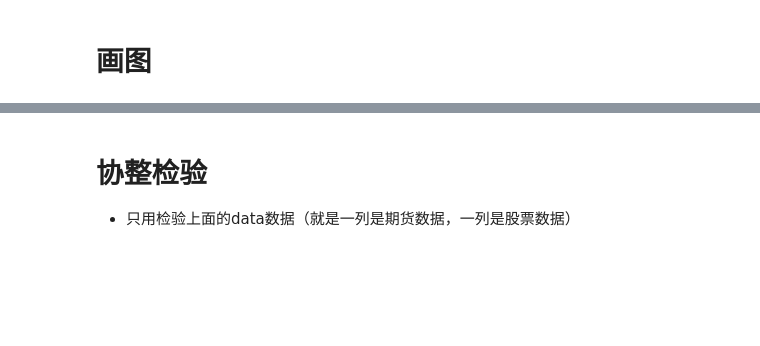
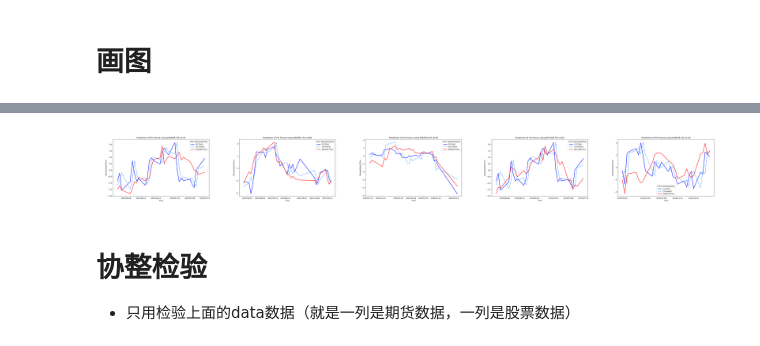
Before and after one commit to hjzlitter/futures-stocks, a Jupyter notebook: new.ipynb, the cells around one changed output, grey strips where cells are left out. Drawn from its saved outputs; the diff is of its cells as text; code cells hidden in the pictures; blank space fills up the shorter version.

```diff
--- a/new.ipynb
+++ b/new.ipynb
@@ -160,8 +164,3 @@ ChangeRatio_Stock               0.515715           1.000000
 [figure]
 # %% [markdown]
 # 画图
-# %%
-feature = 'close'
-data, label = data_generator(fut_df, stock_df[0], feature)
-fig = benefits_show(0, data, fut_df)
-# fig
@@ -170,3 +167,29 @@ fig = benefits_show(0, data, fut_df)
+# %%
+import matplotlib.pyplot as plt
+
+feature = 'close'
+fig_list = []
+sign = [0, 62, 132, 0, 93] # close的
+# sign = [445, 117, 241, 233, 1042] # ChangeRatio的
+for idx, df in enumerate(stock_df):
+    data, label = data_generator(fut_df, df, feature)
+    fig= benefits_show(sign[idx], data, fut_df, idx)
+    fig_list.append(fig)
+    fig.savefig(f'figure_{idx+15}.png')
+    plt.close(fig)  # 关闭图形以释放内存
+# %%
+fig, axes = plt.subplots(1, len(fig_list), figsize=(40, 20), dpi=250)  # 根据需要调整布局和尺寸
+
+# 重新读取图像文件并添加到子图中
+for i, ax in enumerate(axes):
+    image_data = plt.imread(f'figure_{i+15}.png')  # 读取保存的图像文件
+    ax.imshow(image_data)
+    ax.axis('off')  # 关闭坐标轴
+    # ax.set_title(f'R^2:{r_list[i]}', fontsize=10)
+plt.tight_layout()
+plt.show()  # 显示图形
+# %% [output]
+[figure, added]
 # %% [markdown]
 # 协整检验
 * 只用检验上面的data数据（就是一列是期货数据，一列是股票数据）
```
Also changed, not shown: parts of 7 cells of this notebook, 31 other files.
